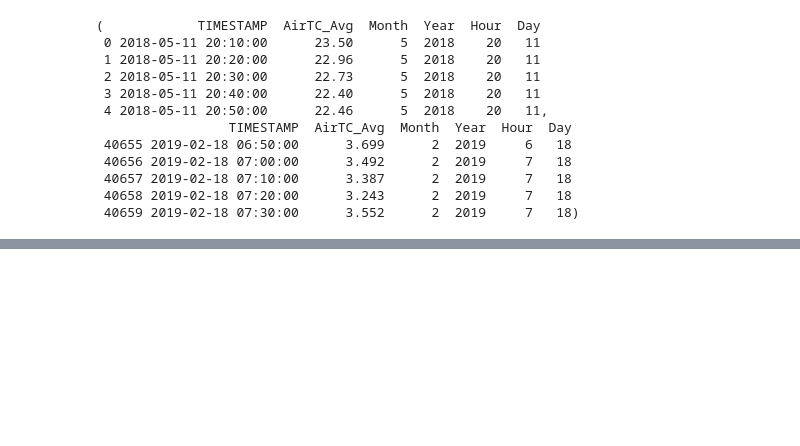
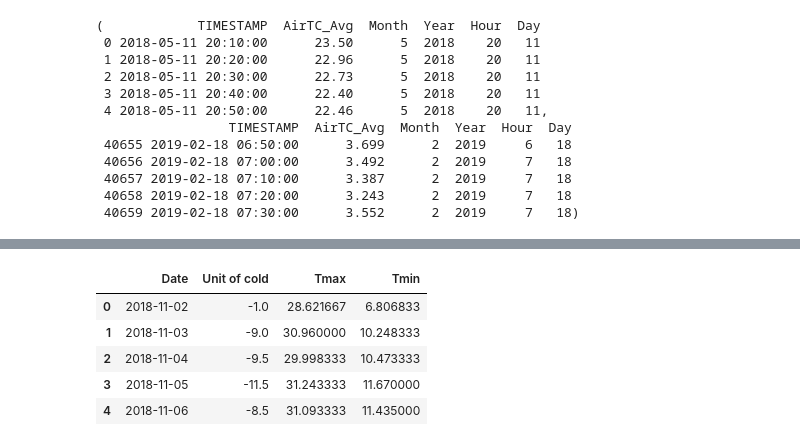
Before and after one commit to JoelA06/Evaluaci-n1, a Jupyter notebook: Evaluación1.ipynb, the cells around one changed output, grey strips where cells are left out. Cells and saved outputs as stored; diff of their text form; code cells hidden in the pictures; blank space fills up the shorter version.

```diff
--- a/Evaluación1.ipynb
+++ b/Evaluación1.ipynb
@@ -88,0 +155,18 @@ for i in range(24937, len(df2)):
+# %%
+#Calculando las temperaturas máximas diarías
+day = 1
+temp0 = 0
+tempMax = []
+#date = []
+for i in range(len(df3)):
+    if(df3["Day"][i] == day):
+        day = df3["Day"][i]
+        if(df3["Temperatura Promedio"][i] > temp0):
+            temp0 = df3["Temperatura Promedio"][i]
+    else:
+        tempMax.append(temp0)
+        #date.append(df3["Fecha"][i])
+        temp0 = 0
+        day = df3["Day"][i]
+tempMax.append(temp0)
+#date.append(df3["Fecha"][i])
@@ -88,0 +196,9 @@ for i in range(24937, len(df2)):
+# %%
+DatTable.head()
+# %% [output]
+|  | Date | Unit of cold | Tmax | Tmin |
+| 0 | 2018-11-02 | -1.0 | 28.621667 | 6.806833 |
+| 1 | 2018-11-03 | -9.0 | 30.960000 | 10.248333 |
+| 2 | 2018-11-04 | -9.5 | 29.998333 | 10.473333 |
+| 3 | 2018-11-05 | -11.5 | 31.243333 | 11.670000 |
+| 4 | 2018-11-06 | -8.5 | 31.093333 | 11.435000 |
```
Also changed, not shown: parts of 17 cells of this notebook.
